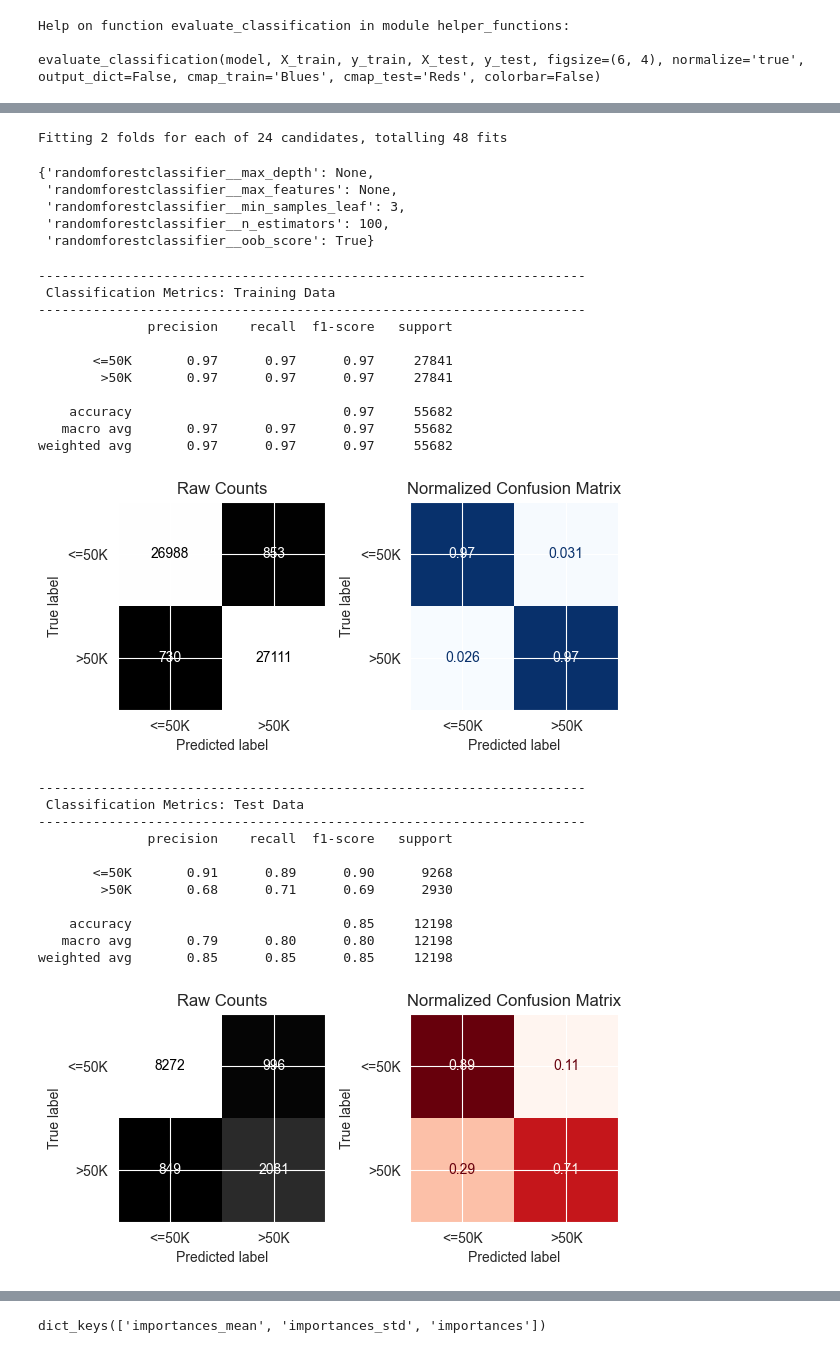
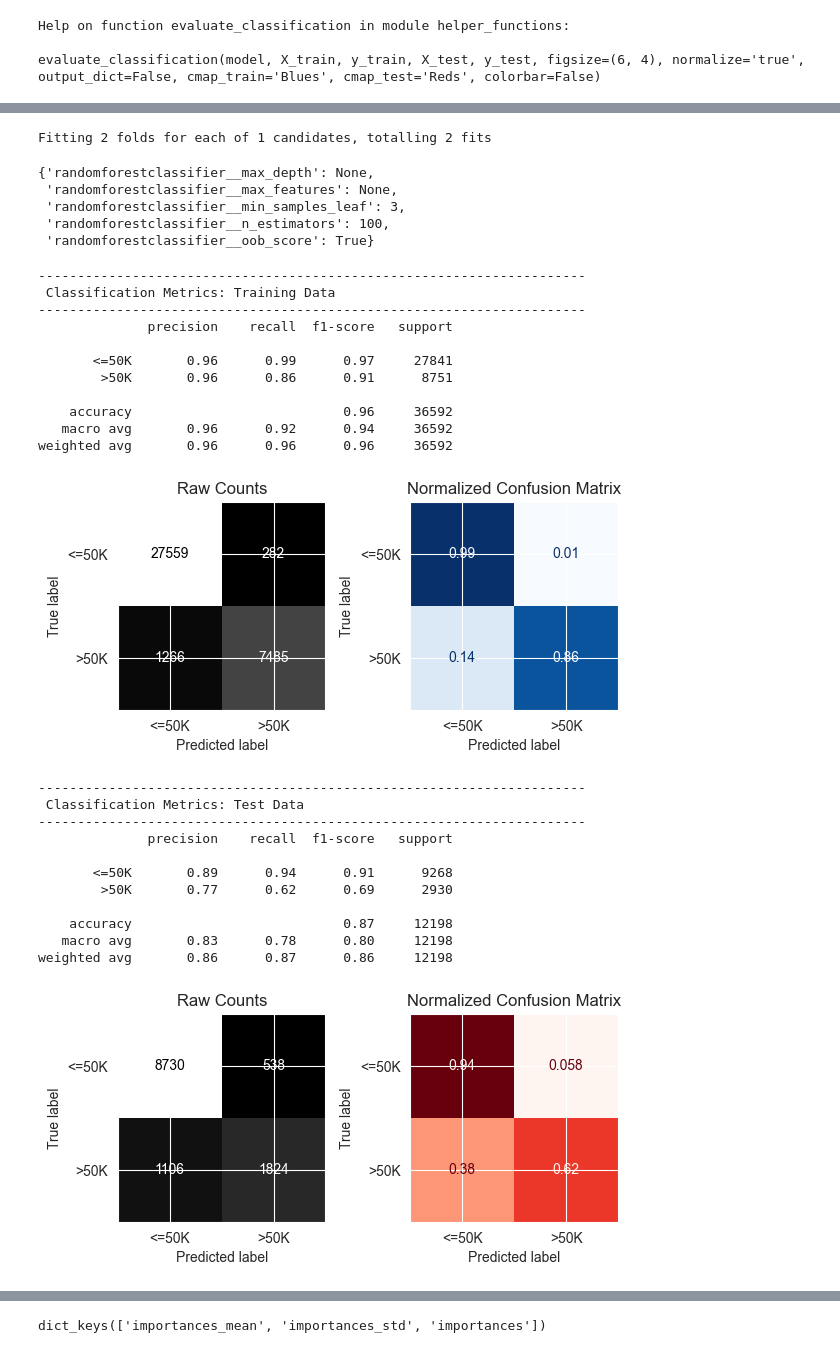
Before and after one commit to FoozBarakat/Predict-Income, a Jupyter notebook: main.ipynb, the cells around one changed output, grey strips where cells are left out. Cells and saved outputs as stored; diff of their text form; code cells hidden in the pictures.

```diff
--- a/main.ipynb
+++ b/main.ipynb
@@ -480,7 +477,7 @@ ordinal_scaler= StandardScaler()
 ordinal_pipe= make_pipeline(ordinal_encoder, ordinal_scaler)
 ordinal_tuple= ('Ordinal', ordinal_pipe, ordinal_cols)
 # %%
-nominal_encoder= OneHotEncoder(drop='first', sparse_output=False)
+nominal_encoder= OneHotEncoder(drop='first', handle_unknown='ignore')
 
 nominal_tuple= ('Noiminal', nominal_encoder, nominal_cols)
 # %%
@@ -504,11 +501,4 @@ ColumnTransformer(transformers=[('Numerical', StandardScaler(),
        'gender', 'native-country'],
       dtype='object'))],
                   verbose_feature_names_out=False)
-# %%
-X_train_pro_transformed= preprocessor.fit_transform(X_train)
-X_test_transformed= preprocessor.transform(X_test)
-
-
-sm= SMOTE(random_state= SEED)
-sm_X_train_df, sm_y_train_df= sm.fit_resample(X_train_pro_transformed, y_train)
 # %% [markdown]
@@ -561,22 +545,29 @@ weighted avg       0.85      0.85      0.85     12198
 # %%
 random_forest.get_params()
 
-params = {'randomforestclassifier__max_depth': [None,10,15],
-          'randomforestclassifier__n_estimators':[10,100],
-          'randomforestclassifier__min_samples_leaf':[3,4],
-          'randomforestclassifier__max_features':[None],
-          'randomforestclassifier__oob_score':[True,False],
+# params = {'randomforestclassifier__max_depth': [None,10,15,20],
+#           'randomforestclassifier__n_estimators':[10,100,150,200],
+#           'randomforestclassifier__min_samples_leaf':[2,3,4],
+#           'randomforestclassifier__max_features':['sqrt','log2',None],
+#           'randomforestclassifier__oob_score':[True,False],
+#         }
+
+params= {'randomforestclassifier__max_depth': [None],
+        'randomforestclassifier__max_features': [None],
+        'randomforestclassifier__min_samples_leaf': [3],
+        'randomforestclassifier__n_estimators': [100],
+        'randomforestclassifier__oob_score': [True],
         }
 # %%
 random_forest= RandomForestClassifier(random_state= SEED)
-random_forest_pipe = make_pipeline(random_forest)
+random_forest_pipe = make_pipeline(preprocessor, random_forest)
 
-random_forest_gridsearch= GridSearchCV(random_forest_pipe, params, n_jobs= -1, cv= 2, verbose= 1)
+random_forest_gridsearch= GridSearchCV(random_forest_pipe, params, n_jobs=-1, cv=2, verbose=1)
 
-random_forest_gridsearch.fit(sm_X_train_df, sm_y_train_df)
+random_forest_gridsearch.fit(X_train, y_train)
 random_forest_gridsearch.best_params_
 # %% [output]
-Fitting 2 folds for each of 24 candidates, totalling 48 fits
+Fitting 2 folds for each of 1 candidates, totalling 2 fits
 {'randomforestclassifier__max_depth': None,
  'randomforestclassifier__max_features': None,
  'randomforestclassifier__min_samples_leaf': 3,
@@ -584,29 +575,29 @@ Fitting 2 folds for each of 24 candidates, totalling 48 fits
  'randomforestclassifier__oob_score': True}
 # %%
 best_random_forest_model= random_forest_gridsearch.best_estimator_
-evaluate_classification(best_random_forest_model, sm_X_train_df, sm_y_train_df, X_test_df, y_test)
+evaluate_classification(best_random_forest_model, X_train, y_train, X_test, y_test)
 # %% [output]
 ----------------------------------------------------------------------
  Classification Metrics: Training Data
 ----------------------------------------------------------------------
               precision    recall  f1-score   support
 
-       <=50K       0.97      0.97      0.97     27841
-        >50K       0.97      0.97      0.97     27841
+       <=50K       0.96      0.99      0.97     27841
+        >50K       0.96      0.86      0.91      8751
 
-    accuracy                           0.97     55682
-   macro avg       0.97      0.97      0.97     55682
-weighted avg       0.97      0.97      0.97     55682
+    accuracy                           0.96     36592
+   macro avg       0.96      0.92      0.94     36592
+weighted avg       0.96      0.96      0.96     36592
-[figure, old version]
+[figure, new version]
 ----------------------------------------------------------------------
  Classification Metrics: Test Data
 ----------------------------------------------------------------------
               precision    recall  f1-score   support
 
-       <=50K       0.91      0.89      0.90      9268
-        >50K       0.68      0.71      0.69      2930
+       <=50K       0.89      0.94      0.91      9268
+        >50K       0.77      0.62      0.69      2930
 
-    accuracy                           0.85     12198
-   macro avg       0.79      0.80      0.80     12198
-weighted avg       0.85      0.85      0.85     12198
+    accuracy                           0.87     12198
+   macro avg       0.83      0.78      0.80     12198
+weighted avg       0.86      0.87      0.86     12198
-[figure, old version]
+[figure, new version]
```
Also changed, not shown: parts of 27 cells of this notebook.
